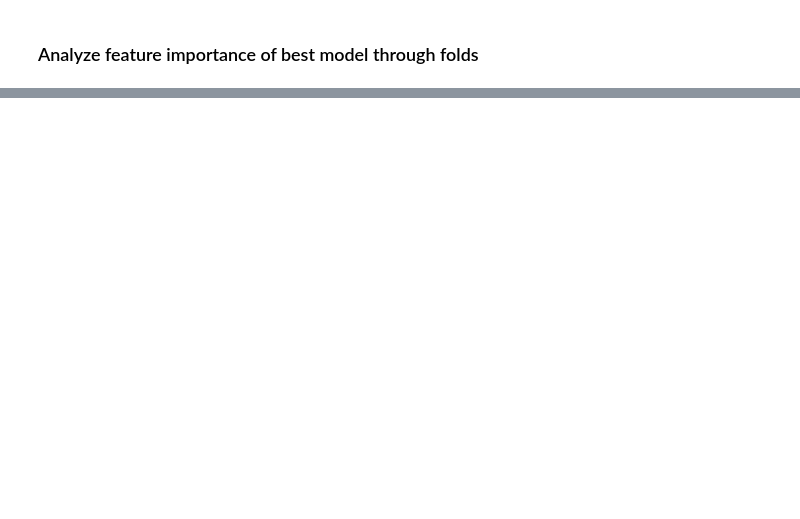
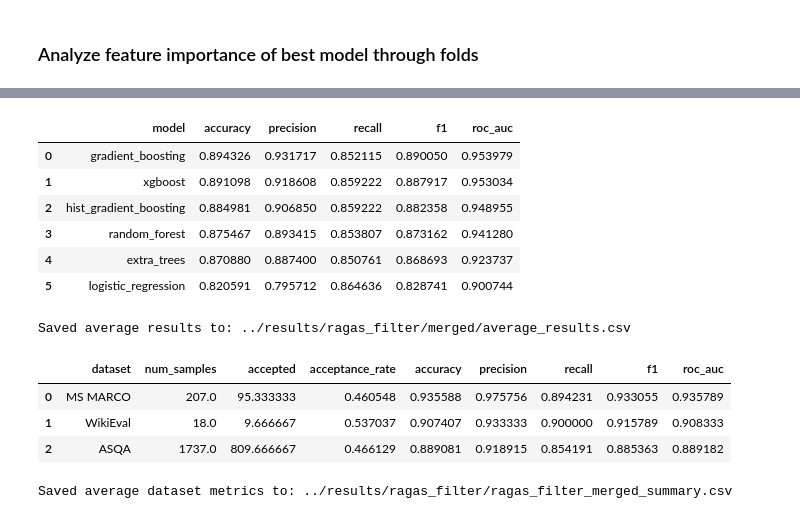
Before and after one commit to Htaaxx/ragas-evaluation, a Jupyter notebook: notebooks/3.2b_filter-training.ipynb, the cells around one changed output, grey strips where cells are left out. Cells and saved outputs as stored; diff of their text form; code cells hidden in the pictures; blank space fills up the shorter version.

```diff
--- a/notebooks/3.2b_filter-training.ipynb
+++ b/notebooks/3.2b_filter-training.ipynb
@@ -562,0 +476,36 @@ Saved summary classification report to: ..\results\ragas_filter\merged\summary_c
+# %%
+# average results across folds
+avg_results_df = pd.concat(results_dfs).groupby("model").mean().reset_index()
+display(avg_results_df.sort_values(["f1", "accuracy"], ascending=False).reset_index(drop=True))
+# save average results
+OUTPUT_TRAIN_DIR.mkdir(parents=True, exist_ok=True)
+avg_results_path = OUTPUT_TRAIN_DIR / "average_results.csv"
+avg_results_df.to_csv(avg_results_path, index=False)
+print(f"Saved average results to: {avg_results_path}")
+
+avg_metrics_df = pd.concat(metrics_dfs).groupby("dataset").mean().reset_index()
+# represent dataset name asqa -> ASQA; msmarco -> MS MARCO; etc.
+dataset_name_mapping = {
+    "asqa": "ASQA",
+    "msmarco": "MS MARCO",
+    "wikieval": "WikiEval",
+}
+avg_metrics_df["dataset"] = avg_metrics_df["dataset"].map(dataset_name_mapping).fillna(avg_metrics_df["dataset"])
+display(avg_metrics_df.sort_values(["f1", "accuracy"], ascending=False).reset_index(drop=True))
+avg_metrics_path = OUTPUT_DIR / "ragas_filter_merged_summary.csv"
+avg_metrics_df.to_csv(avg_metrics_path, index=False)
+print(f"Saved average dataset metrics to: {avg_metrics_path}")
+# %% [output]
+|  | model | accuracy | precision | recall | f1 | roc_auc |
+| 0 | gradient_boosting | 0.894326 | 0.931717 | 0.852115 | 0.890050 | 0.953979 |
+| 1 | xgboost | 0.891098 | 0.918608 | 0.859222 | 0.887917 | 0.953034 |
+| 2 | hist_gradient_boosting | 0.884981 | 0.906850 | 0.859222 | 0.882358 | 0.948955 |
+| 3 | random_forest | 0.875467 | 0.893415 | 0.853807 | 0.873162 | 0.941280 |
+| 4 | extra_trees | 0.870880 | 0.887400 | 0.850761 | 0.868693 | 0.923737 |
+| 5 | logistic_regression | 0.820591 | 0.795712 | 0.864636 | 0.828741 | 0.900744 |
+Saved average results to: ../results/ragas_filter/merged/average_results.csv
+|  | dataset | num_samples | accepted | acceptance_rate | accuracy | precision | recall | f1 | roc_auc |
+| 0 | MS MARCO | 207.0 | 95.333333 | 0.460548 | 0.935588 | 0.975756 | 0.894231 | 0.933055 | 0.935789 |
+| 1 | WikiEval | 18.0 | 9.666667 | 0.537037 | 0.907407 | 0.933333 | 0.900000 | 0.915789 | 0.908333 |
+| 2 | ASQA | 1737.0 | 809.666667 | 0.466129 | 0.889081 | 0.918915 | 0.854191 | 0.885363 | 0.889182 |
+Saved average dataset metrics to: ../results/ragas_filter/ragas_filter_merged_summary.csv
```
Also changed, not shown: parts of 13 cells of this notebook, 9 other files.
